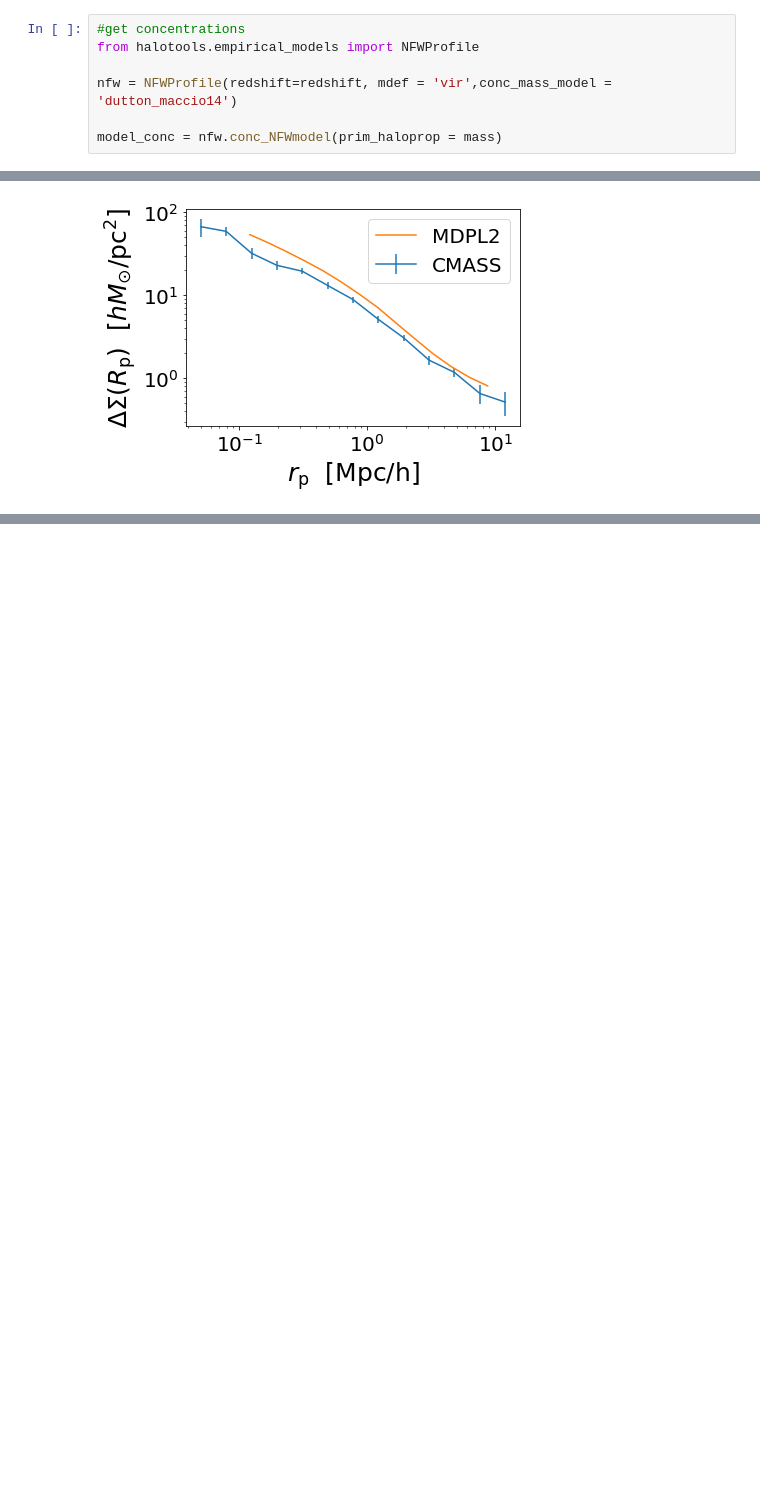
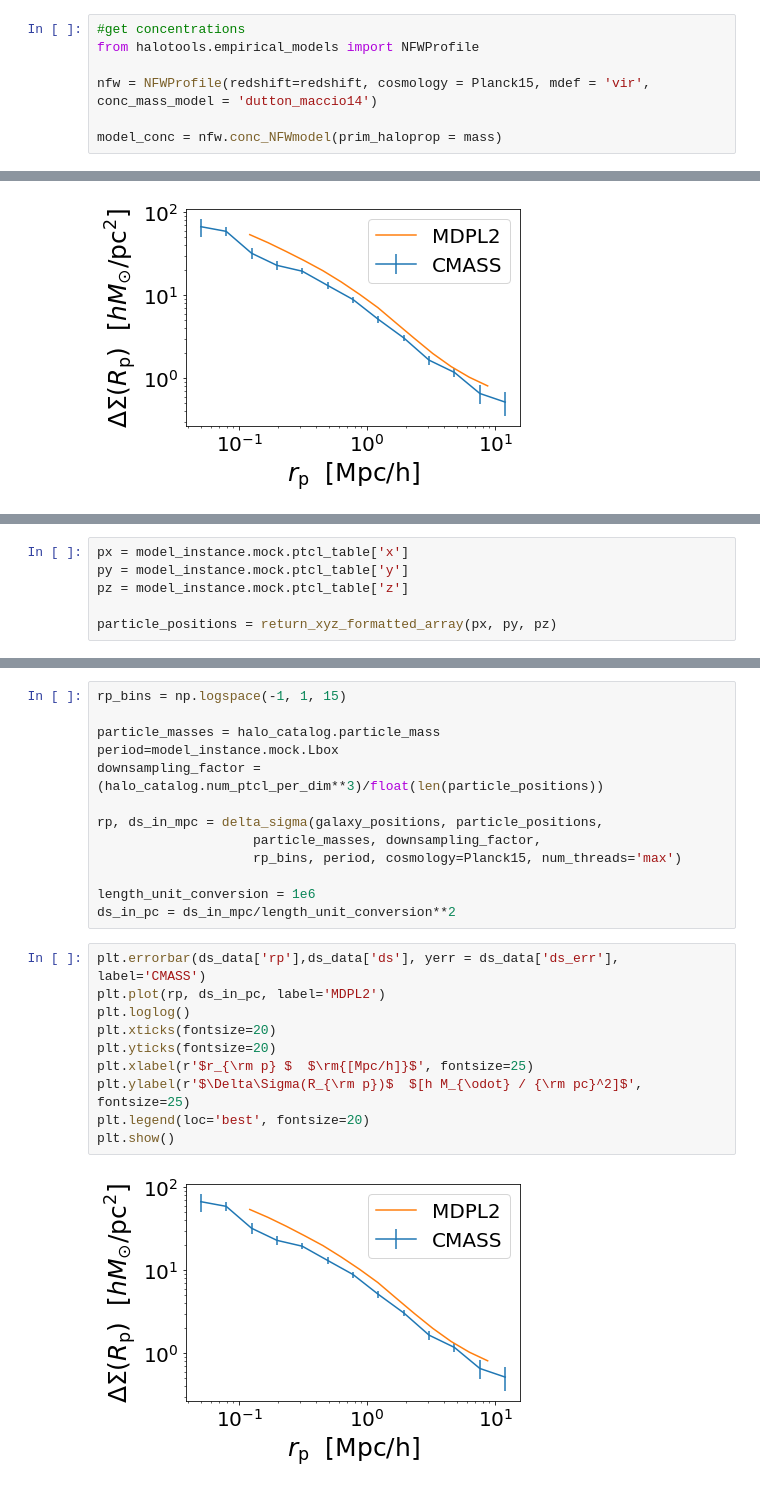
Before and after one commit to f-ardila/baryonic_effects, a Jupyter notebook: CMASS/cmass.ipynb, the cells around one changed output, grey strips where cells are left out. Cells and saved outputs as stored; diff of their text form; blank space fills up the shorter version.

```diff
--- a/CMASS/cmass.ipynb
+++ b/CMASS/cmass.ipynb
@@ -83,7 +85,7 @@ simname = 'MDPL2'
 #get concentrations
 from halotools.empirical_models import NFWProfile
 
-nfw = NFWProfile(redshift=redshift, mdef = 'vir',conc_mass_model = 'dutton_maccio14')
+nfw = NFWProfile(redshift=redshift, cosmology = Planck15, mdef = 'vir', conc_mass_model = 'dutton_maccio14')
 
 model_conc = nfw.conc_NFWmodel(prim_haloprop = mass)
 # %%
@@ -371,0 +320,6 @@ plt.show()
+# %%
+px = model_instance.mock.ptcl_table['x']
+py = model_instance.mock.ptcl_table['y']
+pz = model_instance.mock.ptcl_table['z']
+
+particle_positions = return_xyz_formatted_array(px, py, pz)
@@ -371,0 +350,25 @@ plt.show()
+# %%
+rp_bins = np.logspace(-1, 1, 15)
+
+particle_masses = halo_catalog.particle_mass
+period=model_instance.mock.Lbox
+downsampling_factor = (halo_catalog.num_ptcl_per_dim**3)/float(len(particle_positions))
+
+rp, ds_in_mpc = delta_sigma(galaxy_positions, particle_positions,
+                    particle_masses, downsampling_factor,
+                    rp_bins, period, cosmology=Planck15, num_threads='max')
+
+length_unit_conversion = 1e6
+ds_in_pc = ds_in_mpc/length_unit_conversion**2
+# %%
+plt.errorbar(ds_data['rp'],ds_data['ds'], yerr = ds_data['ds_err'], label='CMASS')
+plt.plot(rp, ds_in_pc, label='MDPL2')
+plt.loglog()
+plt.xticks(fontsize=20)
+plt.yticks(fontsize=20)
+plt.xlabel(r'$r_{\rm p} $  $\rm{[Mpc/h]}$', fontsize=25)
+plt.ylabel(r'$\Delta\Sigma(R_{\rm p})$  $[h M_{\odot} / {\rm pc}^2]$', fontsize=25)
+plt.legend(loc='best', fontsize=20)
+plt.show()
+# %% [output]
+[figure, added]
```
Also changed, not shown: parts of 18 cells of this notebook.
